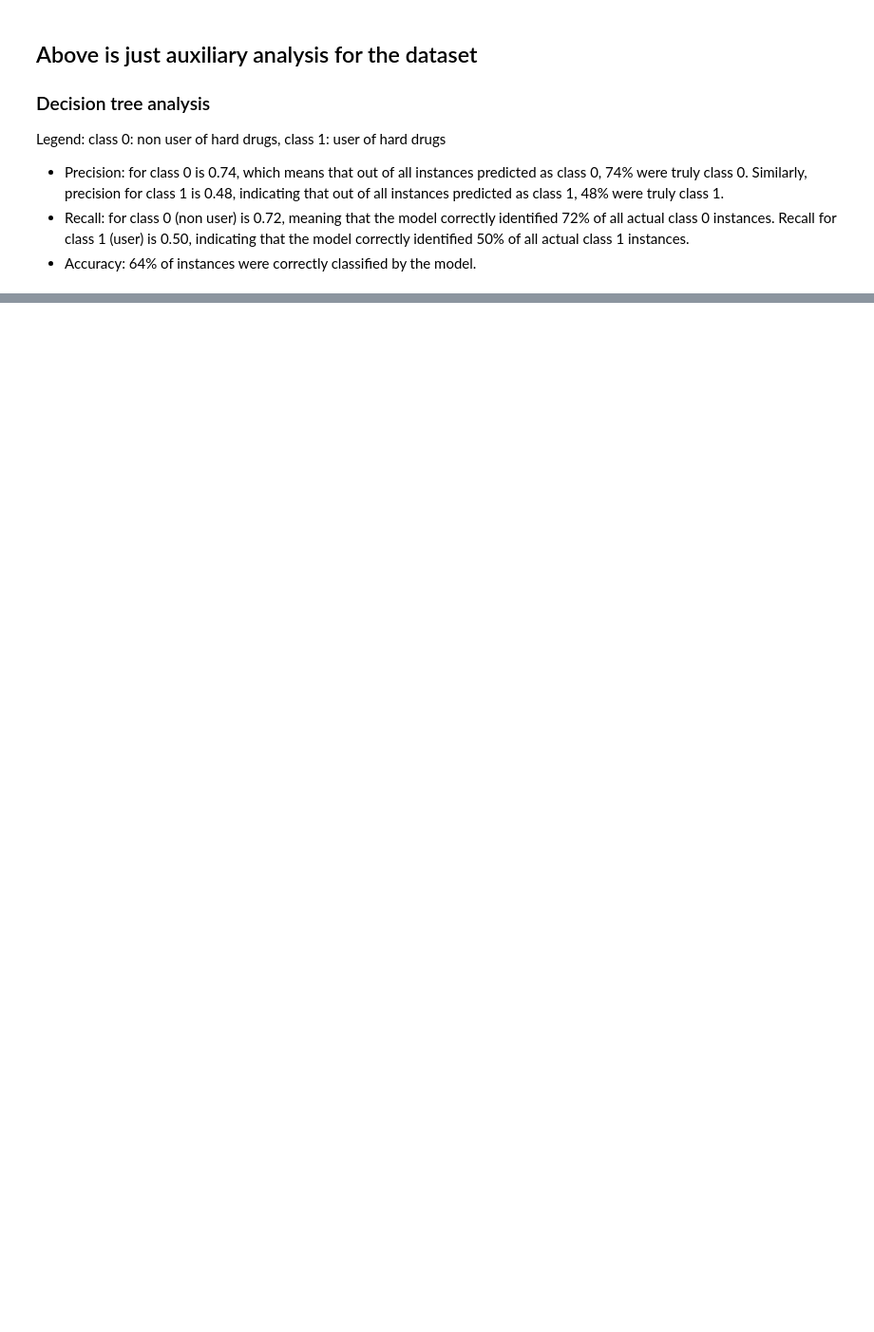
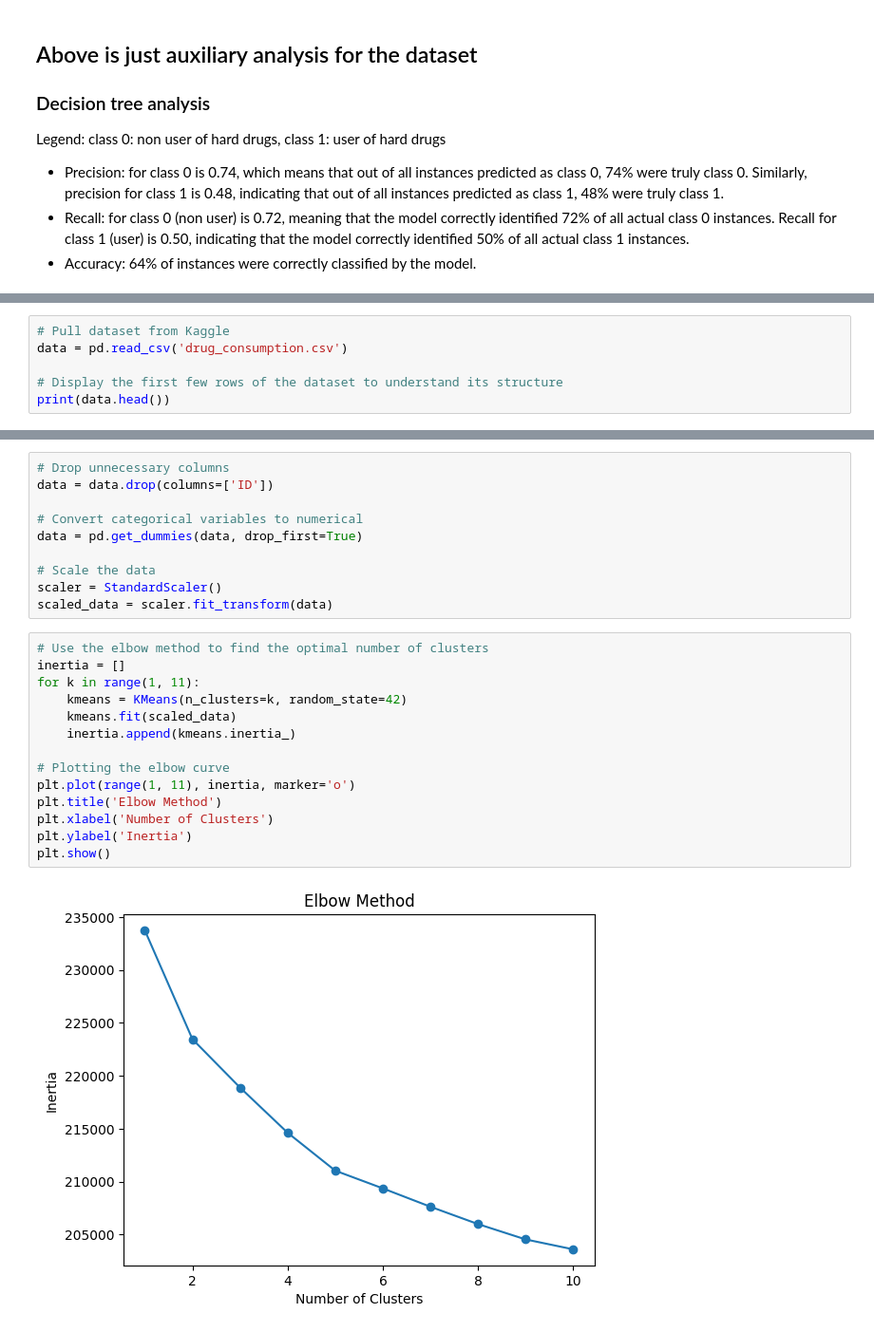
Before and after one commit to Brennan-Chan/Algorithms_GP_DrugCons, a Jupyter notebook: GProj/T-prod.ipynb, the cells around one changed output, grey strips where cells are left out. Shown at 95% size. Drawn from its saved outputs; the diff is of its cells as text; blank space fills up the shorter version.

```diff
--- a/GProj/T-prod.ipynb
+++ b/GProj/T-prod.ipynb
@@ -324,0 +331,6 @@ weighted avg       0.71      0.71      0.71       377
+# %%
+# Pull dataset from Kaggle
+data = pd.read_csv('drug_consumption.csv')
+
+# Display the first few rows of the dataset to understand its structure
+print(data.head())
@@ -324,0 +355,26 @@ weighted avg       0.71      0.71      0.71       377
+# %%
+# Drop unnecessary columns
+data = data.drop(columns=['ID'])
+
+# Convert categorical variables to numerical
+data = pd.get_dummies(data, drop_first=True)
+
+# Scale the data
+scaler = StandardScaler()
+scaled_data = scaler.fit_transform(data)
+# %%
+# Use the elbow method to find the optimal number of clusters
+inertia = []
+for k in range(1, 11):
+    kmeans = KMeans(n_clusters=k, random_state=42)
+    kmeans.fit(scaled_data)
+    inertia.append(kmeans.inertia_)
+
+# Plotting the elbow curve
+plt.plot(range(1, 11), inertia, marker='o')
+plt.title('Elbow Method')
+plt.xlabel('Number of Clusters')
+plt.ylabel('Inertia')
+plt.show()
+# %% [output]
+[figure, added]
```
Also changed, not shown: parts of 12 cells of this notebook.
